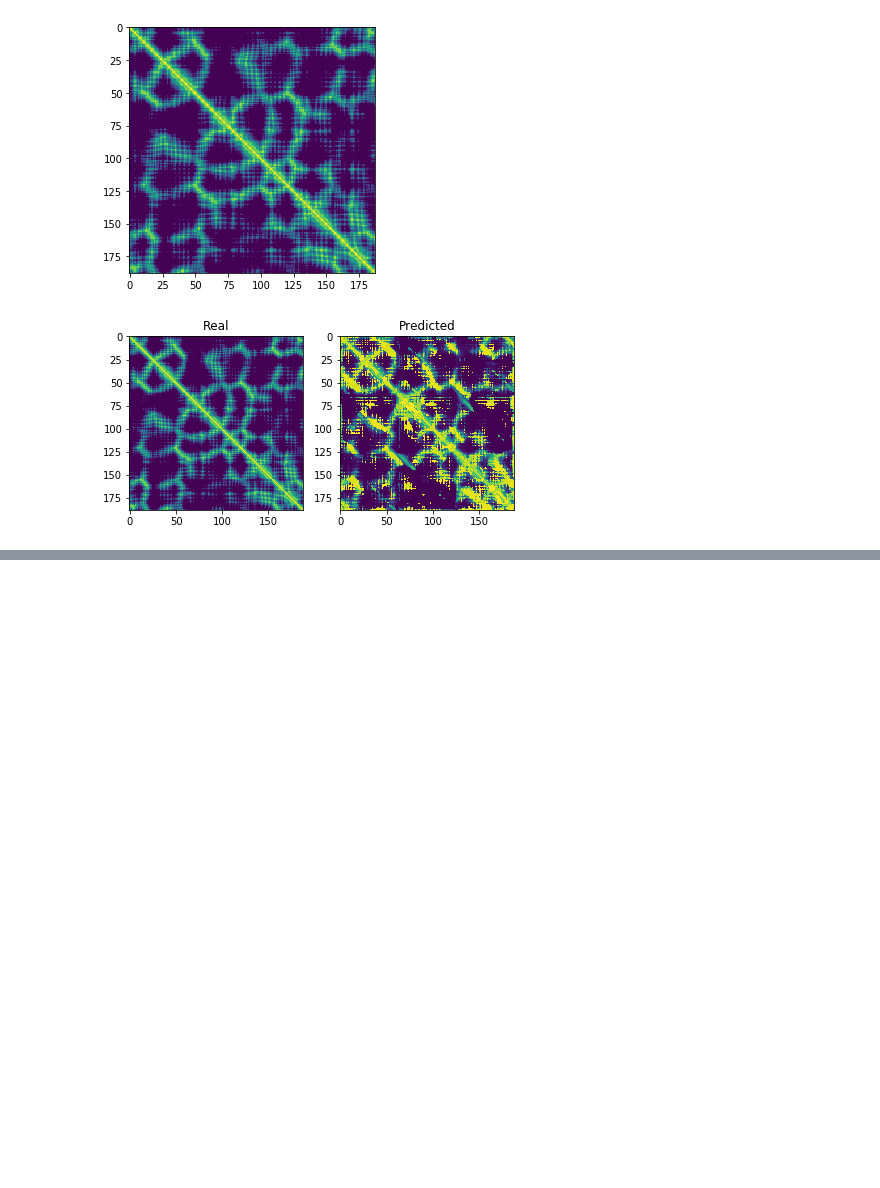
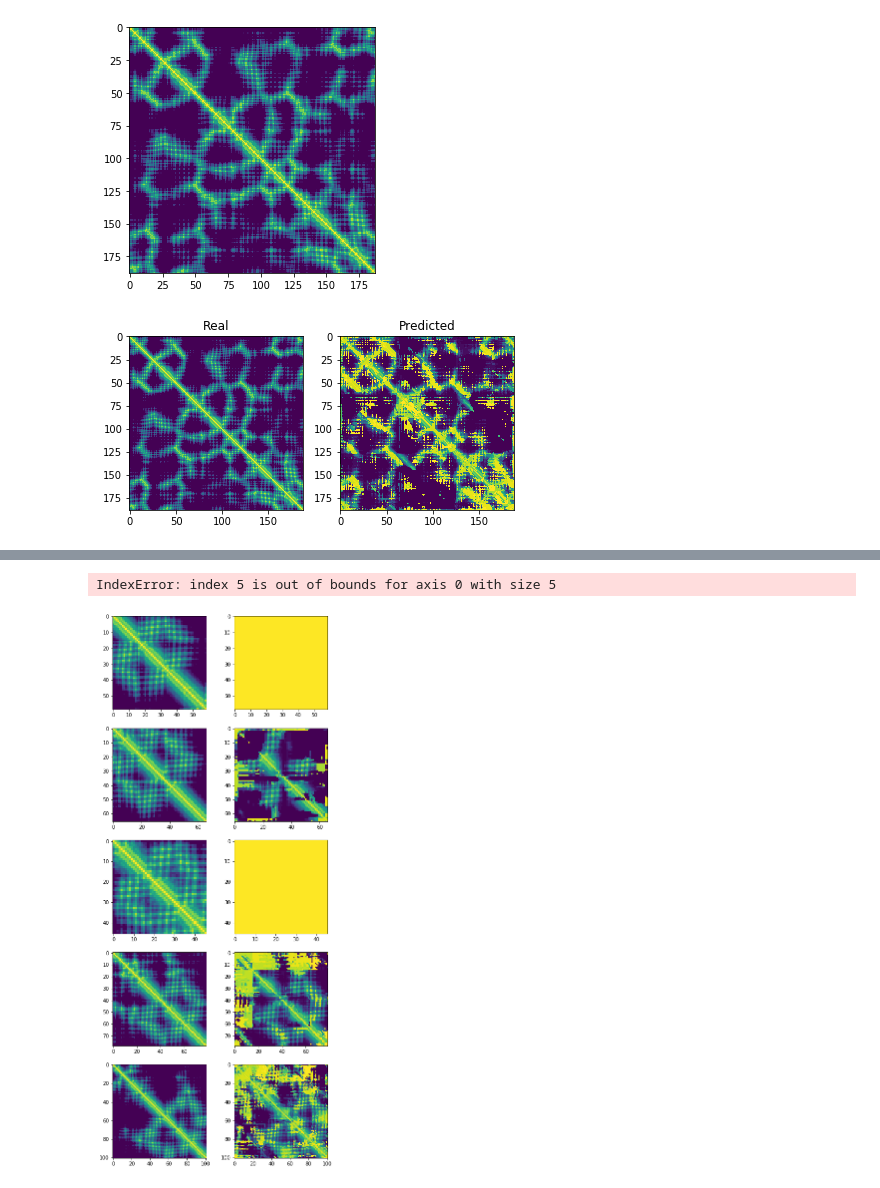
Before and after one commit to andynet/protein_folding, a Jupyter notebook: scripts/modelling_tomas/model_evaluation.ipynb, the cells around one changed output, grey strips where cells are left out. Drawn from its saved outputs; the diff is of its cells as text; code cells hidden in the pictures; blank space fills up the shorter version.

```diff
--- a/scripts/modelling_tomas/model_evaluation.ipynb
+++ b/scripts/modelling_tomas/model_evaluation.ipynb
@@ -41,0 +69,14 @@ plt.savefig('../../plots/16pk_real_predicted.png', dpi=100);
+# %%
+train_domains = np.loadtxt('../../data/our_input/train_domains.csv', dtype='O')
+# %%
+fig, ax = plt.subplots(5, 2, figsize=(8, 20))
+for i, d in enumerate(train_domains):
+    y = torch.load(f'../../data/our_input/distance_maps/distance_maps32/{d}.pt')
+    p = predict_distmap(convnet, d)
+
+    ax[i, 0].imshow(y, cmap='viridis_r')
+    ax[i, 1].imshow(p, cmap='viridis_r')
+plt.tight_layout()
+# %% [output]
+IndexError: index 5 is out of bounds for axis 0 with size 5
+[figure, added]
```
Also changed, not shown: parts of 20 cells of this notebook, 24 other files.
